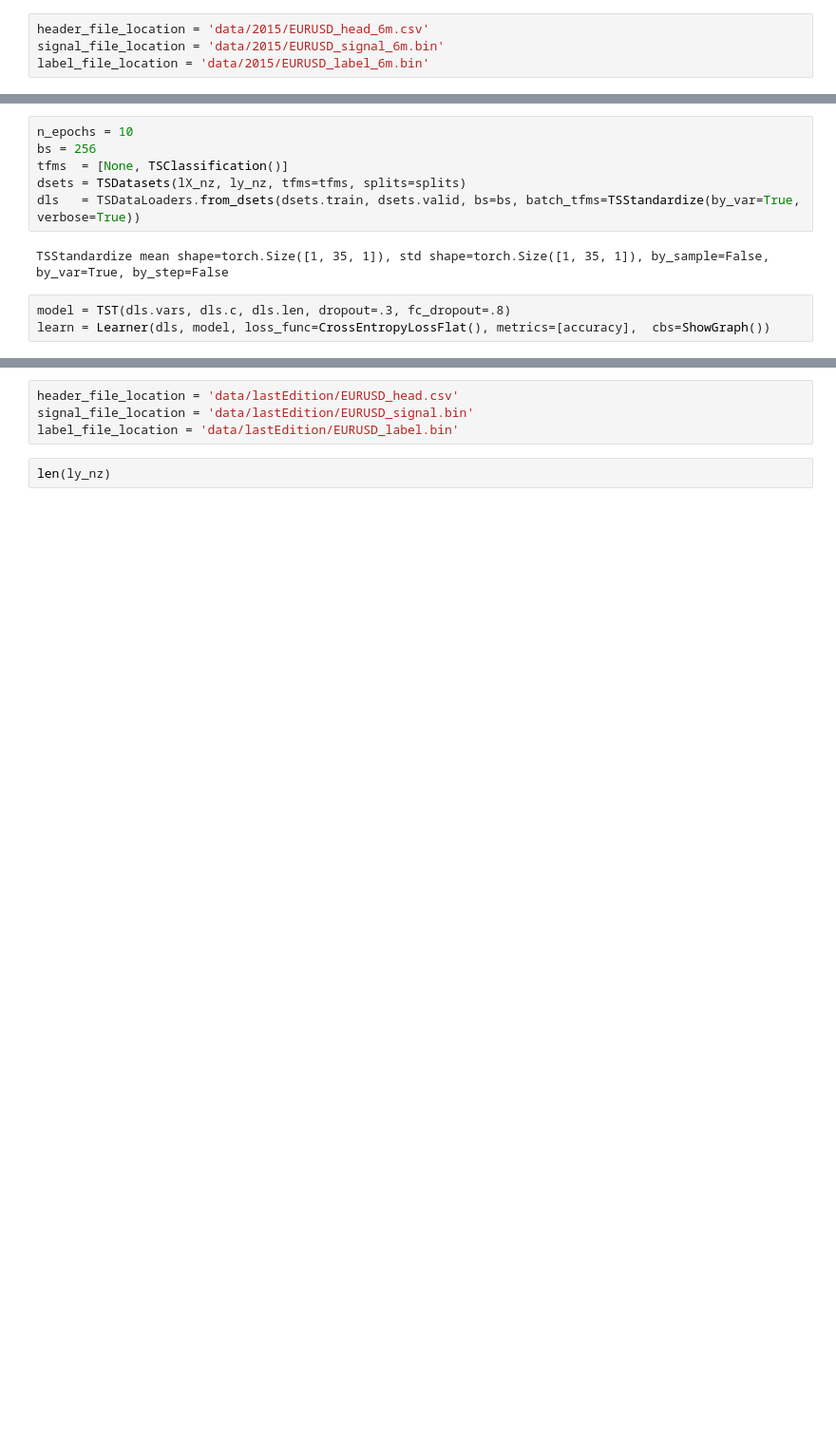
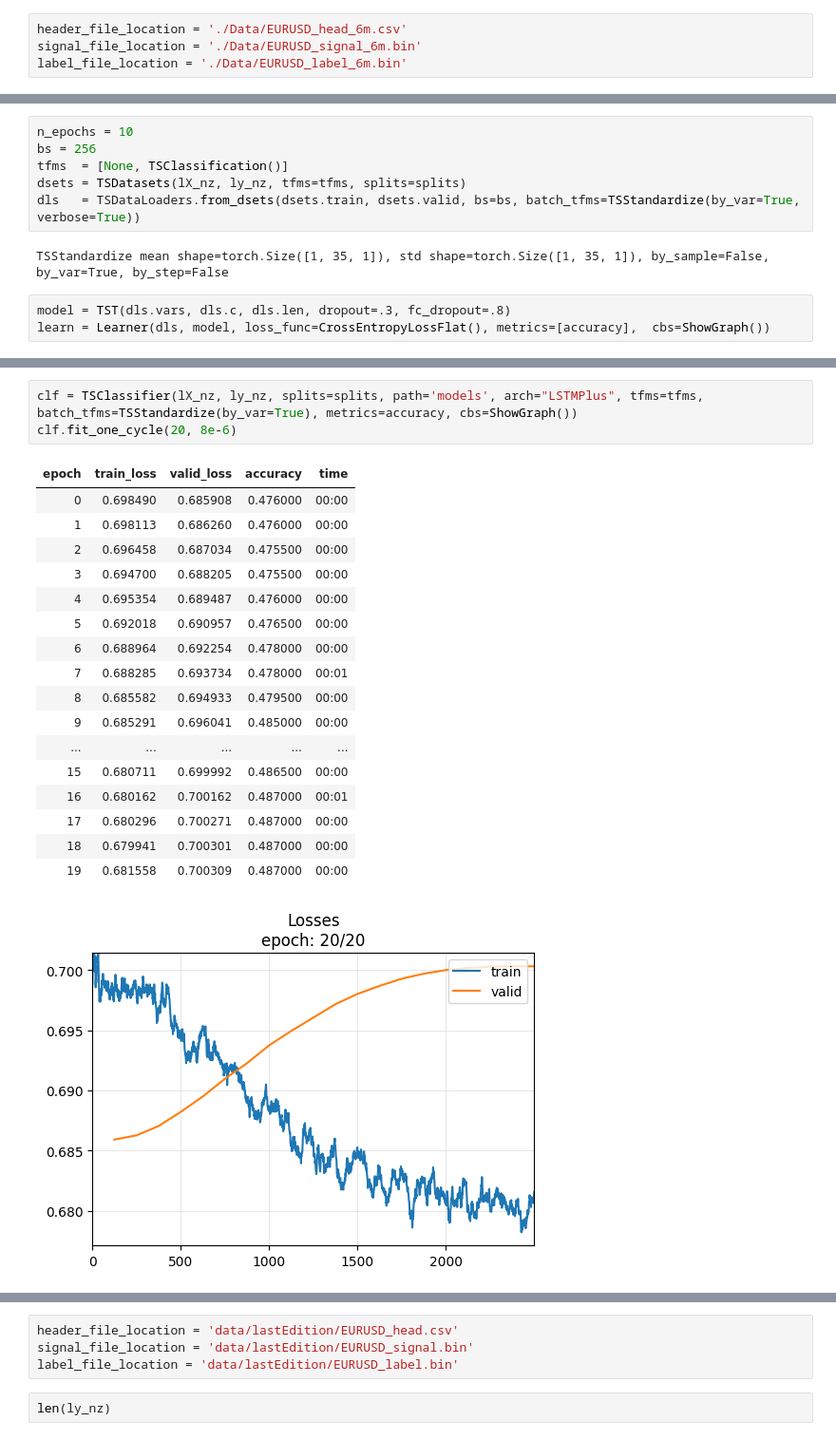
Before and after one commit to bosla67/Colab, a Jupyter notebook: t2.ipynb, the cells around one changed output, grey strips where cells are left out. Shown at 95% size. Saved outputs shown, nothing was run; the diff lists cells and outputs as text; blank space fills up the shorter version.

```diff
--- a/t2.ipynb
+++ b/t2.ipynb
@@ -7,4 +32,4 @@ import struct
 # %%
-header_file_location = 'data/2015/EURUSD_head_6m.csv'
-signal_file_location = 'data/2015/EURUSD_signal_6m.bin'
-label_file_location = 'data/2015/EURUSD_label_6m.bin'
+header_file_location = './Data/EURUSD_head_6m.csv'
+signal_file_location = './Data/EURUSD_signal_6m.bin'
+label_file_location = './Data/EURUSD_label_6m.bin'
@@ -185,0 +364,22 @@ clf.plot_confusion_matrix(thr=.7)
+# %%
+clf = TSClassifier(lX_nz, ly_nz, splits=splits, path='models', arch="LSTMPlus", tfms=tfms, batch_tfms=TSStandardize(by_var=True), metrics=accuracy, cbs=ShowGraph())
+clf.fit_one_cycle(20, 8e-6)
+# %% [output]
+| epoch | train_loss | valid_loss | accuracy | time |
+| 0 | 0.698490 | 0.685908 | 0.476000 | 00:00 |
+| 1 | 0.698113 | 0.686260 | 0.476000 | 00:00 |
+| 2 | 0.696458 | 0.687034 | 0.475500 | 00:00 |
+| 3 | 0.694700 | 0.688205 | 0.475500 | 00:00 |
+| 4 | 0.695354 | 0.689487 | 0.476000 | 00:00 |
+| 5 | 0.692018 | 0.690957 | 0.476500 | 00:00 |
+| 6 | 0.688964 | 0.692254 | 0.478000 | 00:00 |
+| 7 | 0.688285 | 0.693734 | 0.478000 | 00:01 |
+| 8 | 0.685582 | 0.694933 | 0.479500 | 00:00 |
+| 9 | 0.685291 | 0.696041 | 0.485000 | 00:00 |
+| ... | ... | ... | ... | ... |
+| 15 | 0.680711 | 0.699992 | 0.486500 | 00:00 |
+| 16 | 0.680162 | 0.700162 | 0.487000 | 00:01 |
+| 17 | 0.680296 | 0.700271 | 0.487000 | 00:00 |
+| 18 | 0.679941 | 0.700301 | 0.487000 | 00:00 |
+| 19 | 0.681558 | 0.700309 | 0.487000 | 00:00 |
+[figure, added]
```
Also changed, not shown: parts of 23 cells of this notebook.
